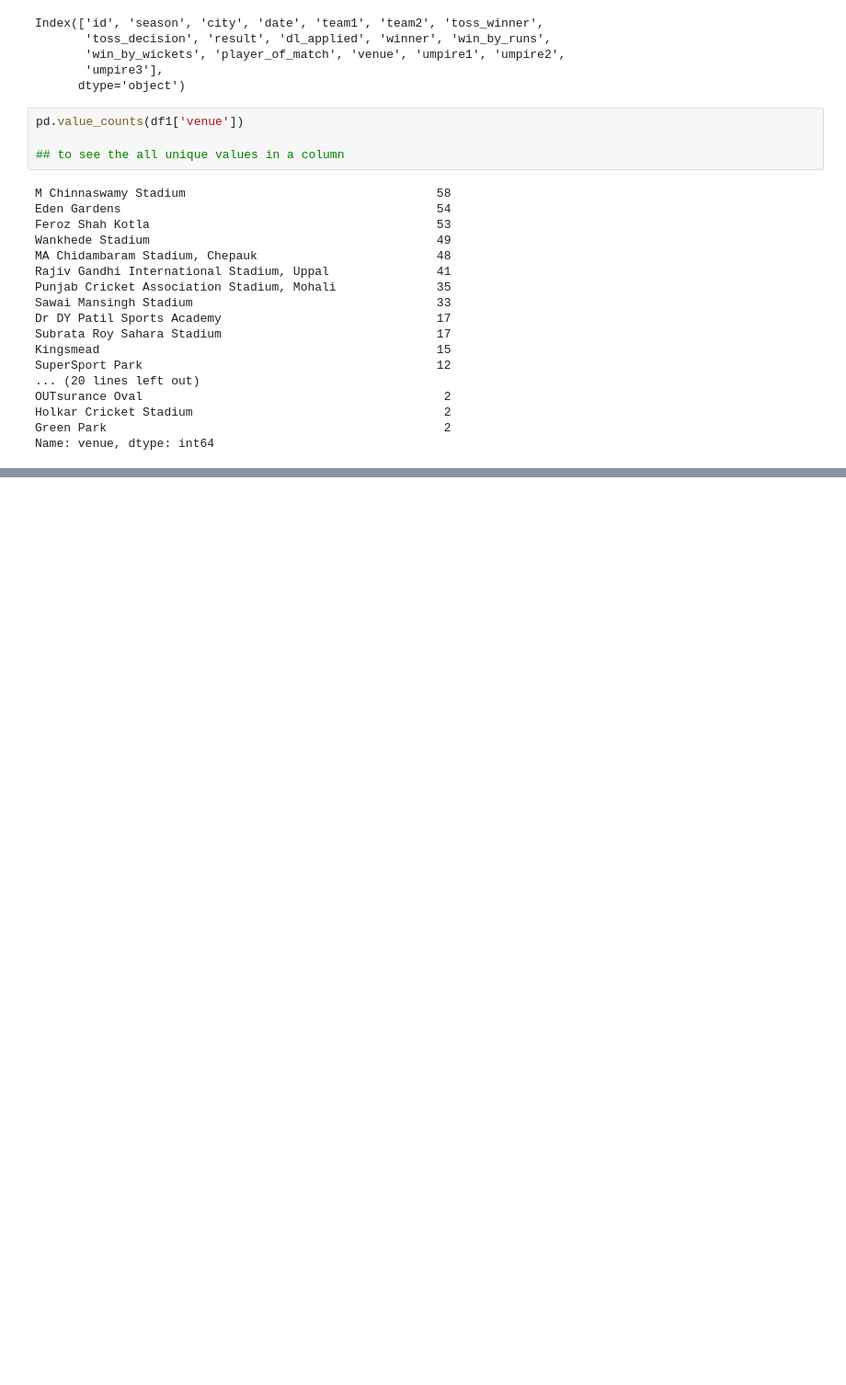
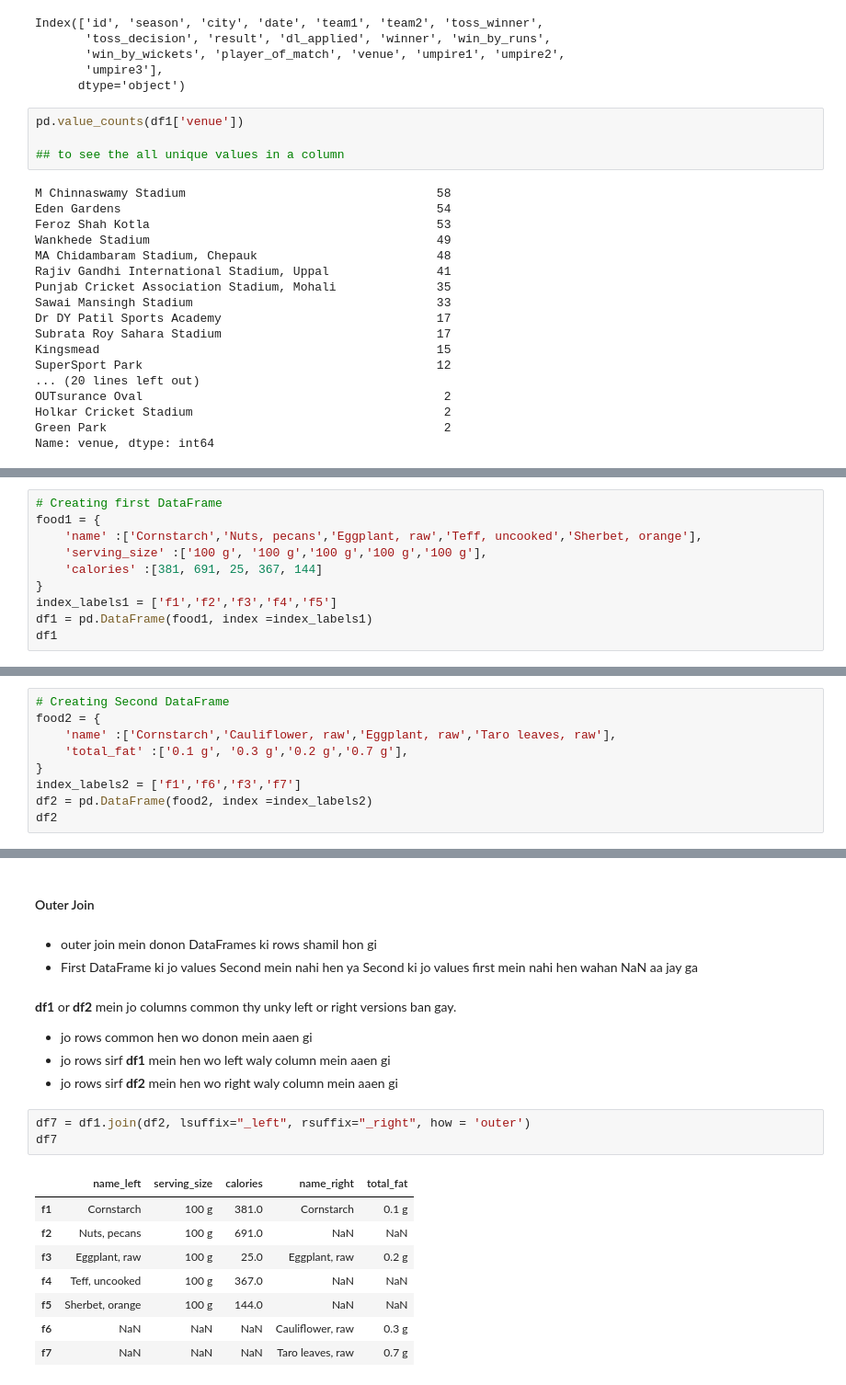
Before and after one commit to biyazejaan/Pandas_a_to_z, a Jupyter notebook: pandas_a_to_z.ipynb, the cells around one changed output, grey strips where cells are left out. Shown at 92% size. Cells and saved outputs as stored; diff of their text form; blank space fills up the shorter version.

```diff
--- a/pandas_a_to_z.ipynb
+++ b/pandas_a_to_z.ipynb
@@ -1430,0 +1465,10 @@ Name: venue, dtype: int64
+# %%
+# Creating first DataFrame
+food1 = {
+    'name' :['Cornstarch','Nuts, pecans','Eggplant, raw','Teff, uncooked','Sherbet, orange'],
+    'serving_size' :['100 g', '100 g','100 g','100 g','100 g'],
+    'calories' :[381, 691, 25, 367, 144]
+}
+index_labels1 = ['f1','f2','f3','f4','f5']
+df1 = pd.DataFrame(food1, index =index_labels1)
+df1
@@ -1430,0 +1482,9 @@ Name: venue, dtype: int64
+# %%
+# Creating Second DataFrame
+food2 = {
+    'name' :['Cornstarch','Cauliflower, raw','Eggplant, raw','Taro leaves, raw'],
+    'total_fat' :['0.1 g', '0.3 g','0.2 g','0.7 g'],
+}
+index_labels2 = ['f1','f6','f3','f7']
+df2 = pd.DataFrame(food2, index =index_labels2)
+df2
@@ -1430,0 +1560,22 @@ Name: venue, dtype: int64
+# %% [markdown]
+#### Outer Join
+# %% [markdown]
+- outer join mein donon DataFrames ki rows shamil hon gi
+- First DataFrame ki jo values Second mein nahi hen ya Second ki jo values first mein nahi hen wahan NaN aa jay ga
+# %% [markdown]
+**df1** or **df2** mein jo columns common thy unky left or right versions ban gay.
+- jo rows common hen wo donon mein aaen gi
+- jo rows sirf **df1** mein hen wo left waly column mein aaen gi
+- jo rows sirf **df2** mein hen wo right waly column mein aaen gi
+# %%
+df7 = df1.join(df2, lsuffix="_left", rsuffix="_right", how = 'outer')
+df7
+# %% [output]
+|  | name_left | serving_size | calories | name_right | total_fat |
+| f1 | Cornstarch | 100 g | 381.0 | Cornstarch | 0.1 g |
+| f2 | Nuts, pecans | 100 g | 691.0 | NaN | NaN |
+| f3 | Eggplant, raw | 100 g | 25.0 | Eggplant, raw | 0.2 g |
+| f4 | Teff, uncooked | 100 g | 367.0 | NaN | NaN |
+| f5 | Sherbet, orange | 100 g | 144.0 | NaN | NaN |
+| f6 | NaN | NaN | NaN | Cauliflower, raw | 0.3 g |
+| f7 | NaN | NaN | NaN | Taro leaves, raw | 0.7 g |
```
Also changed, not shown: parts of 38 cells of this notebook.
